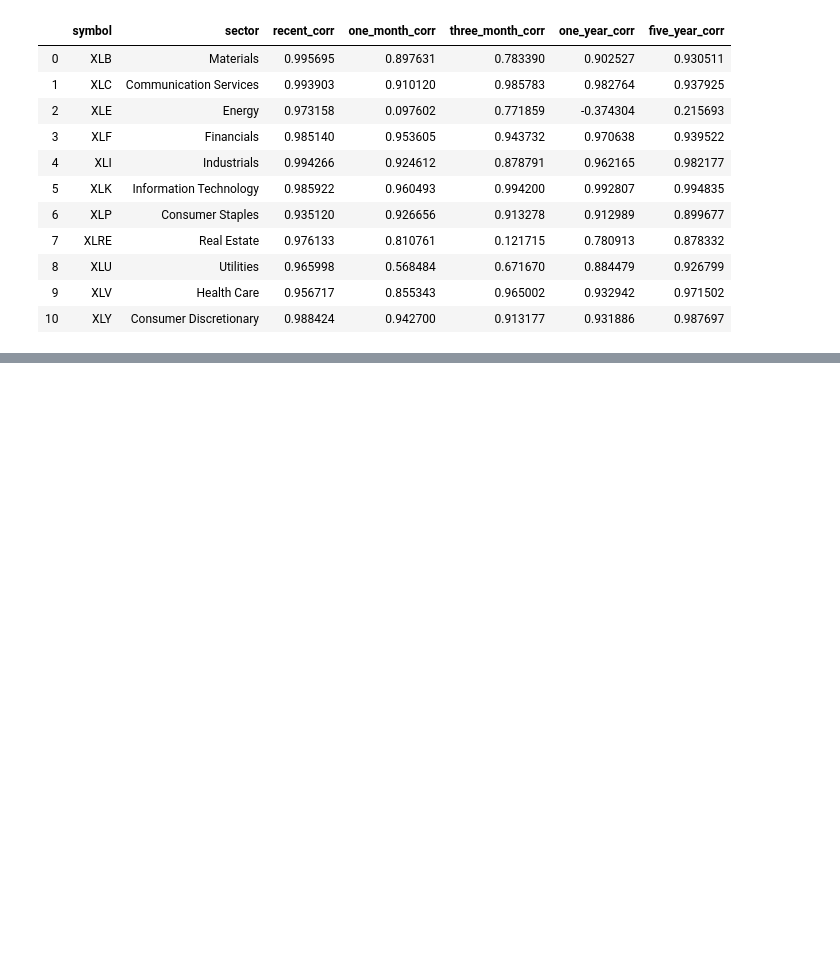
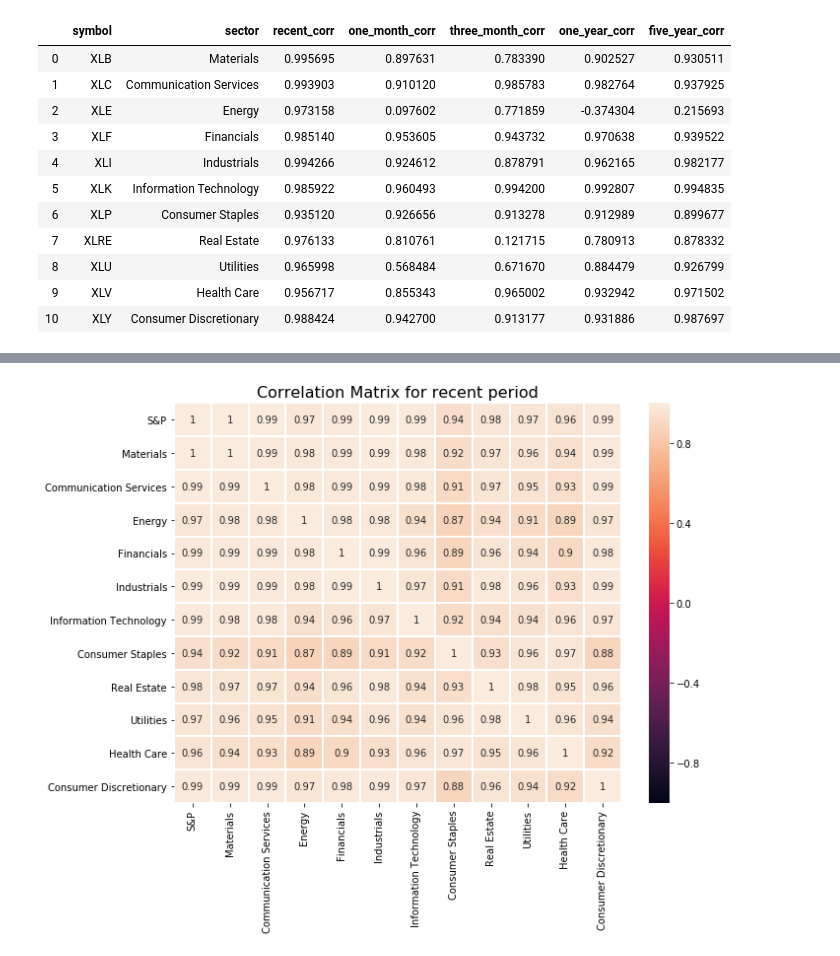
Before and after one commit to SachinGokal/capstone-one, a Jupyter notebook: new_notebook.ipynb, the cells around one changed output, grey strips where cells are left out. Saved outputs shown, nothing was run; the diff lists cells and outputs as text; code cells hidden in the pictures; blank space fills up the shorter version.

Commit message:
add correlation matrix and organize plots

```diff
--- a/new_notebook.ipynb
+++ b/new_notebook.ipynb
@@ -317,0 +318,25 @@ plot_correlation(corr_table, 'Correlation with index box plot')
+# %%
+   def plot_correlation_matrix(df, title):
+      fig, ax = plt.subplots(figsize=(10, 8))
+      df[IMPT_COLUMNS.keys()]
+      corrMatrix = df.corr()
+      sns.heatmap(corrMatrix, annot=True, ax=ax, vmin=-1, vmax=1, linewidths=1,
+                       xticklabels=IMPT_COLUMNS.values(), yticklabels=IMPT_COLUMNS.values())
+      b, t = plt.ylim()
+      b += 0.5
+      t -= 0.5
+      plt.ylim(b, t)
+      ax.set_title(title, fontsize=16)
+      plt.tight_layout()
+      plt.savefig(title)
+      plt.show()
+# %%
+        recent = get_data_for_a_period(spy_df, '2020-02-21', '2020-04-08')
+        one_month = get_data_for_a_period(spy_df, '2020-01-21', '2020-02-21')
+        three_month = get_data_for_a_period(spy_df, '2019-10-21', '2020-01-21')
+        one_year = get_data_for_a_period(spy_df, '2019-02-21', '2020-02-21')
+        five_year = get_data_for_a_period(spy_df, '2015-02-21', '2020-02-21')
+# %%
+plot_correlation_matrix(recent, 'Correlation Matrix for recent period')
+# %% [output]
+[figure, added]
```
Also changed, not shown: parts of 6 cells of this notebook, 11 other files.
